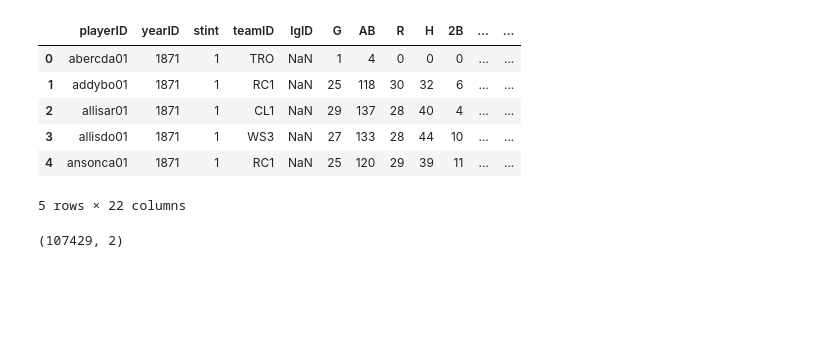
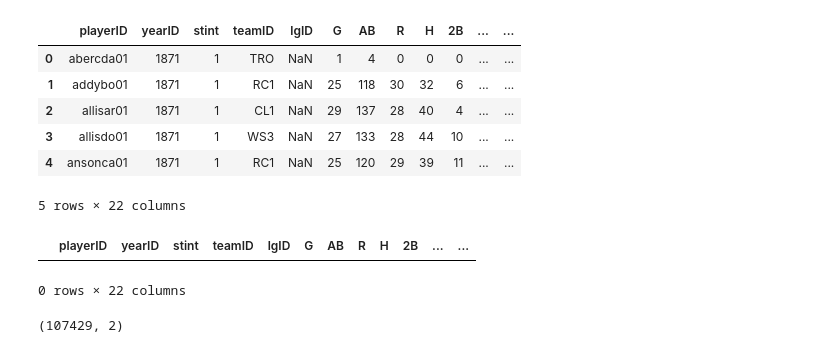
Before and after one commit to dreols01/module2_intro_to_pandas, a Jupyter notebook: 2_9_2_joining_tables_in_dfply.ipynb, the cells around one changed output. Drawn from its saved outputs; the diff is of its cells as text; code cells hidden in the pictures; blank space fills up the shorter version.

```diff
--- a/2_9_2_joining_tables_in_dfply.ipynb
+++ b/2_9_2_joining_tables_in_dfply.ipynb
@@ -364,6 +364,12 @@ batting.head()
 | 3 | allisdo01 | 1871 | 1 | WS3 | NaN | 27 | 133 | 28 | 44 | 10 | ... | ... |
 | 4 | ansonca01 | 1871 | 1 | RC1 | NaN | 25 | 120 | 29 | 39 | 11 | ... | ... |
 5 rows × 22 columns
+# %%
+(batting
+>> filter_by(X.HR > 100))
+# %% [output]
+|  | playerID | yearID | stint | teamID | lgID | G | AB | R | H | 2B | ... | ... |
+0 rows × 22 columns
 # %%
 batting_select = (batting >> select(X.playerID,
                                     X.HR))
```
Also changed, not shown: parts of 1 cell of this notebook, 3 other files.
